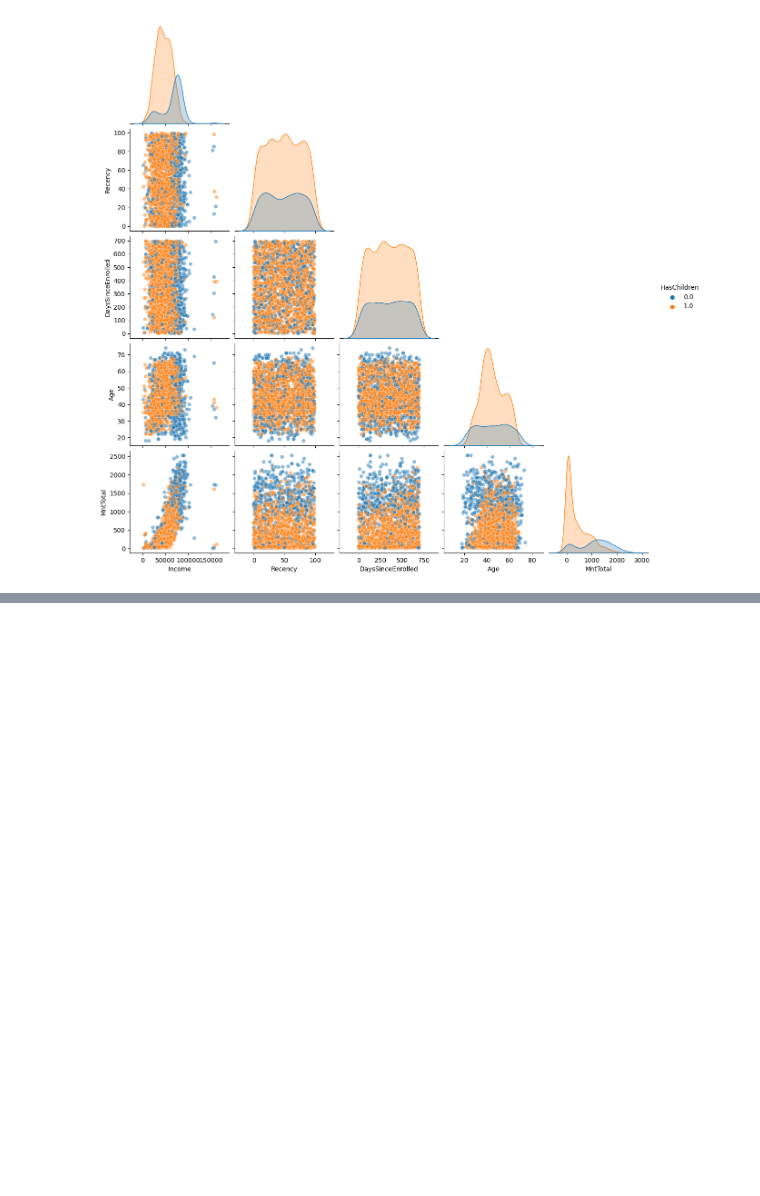
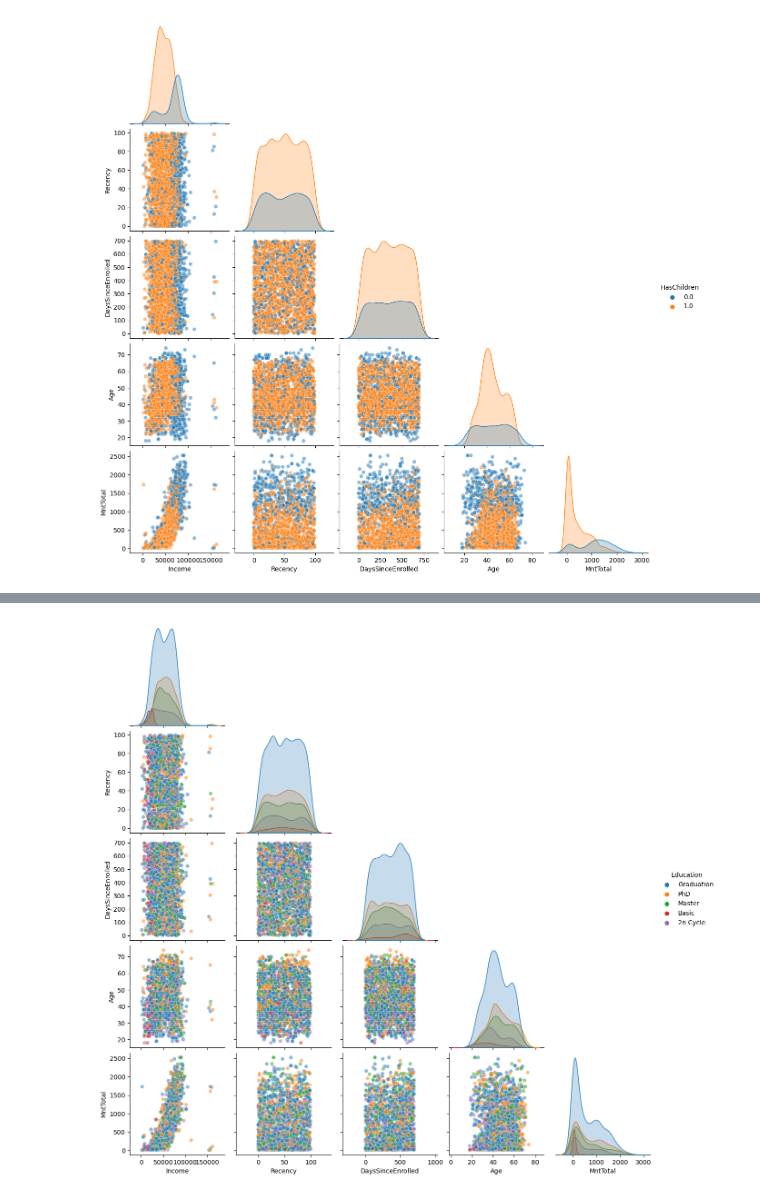
Before and after one commit to BraulioHermanson/IFOOD_2020, a Jupyter notebook: notebook/01_EDA.ipynb, the cells around one changed output, grey strips where cells are left out. Saved outputs shown, nothing was run; the diff lists cells and outputs as text; code cells hidden in the pictures; blank space fills up the shorter version.

```diff
--- a/notebook/01_EDA.ipynb
+++ b/notebook/01_EDA.ipynb
@@ -490,0 +495,4 @@ pairplot(df, column_analysis, "HasChildren")
+# %%
+pairplot(df, column_analysis, "Education")
+# %% [output]
+[figure, added]
```
Also changed, not shown: parts of 1 cell of this notebook.
